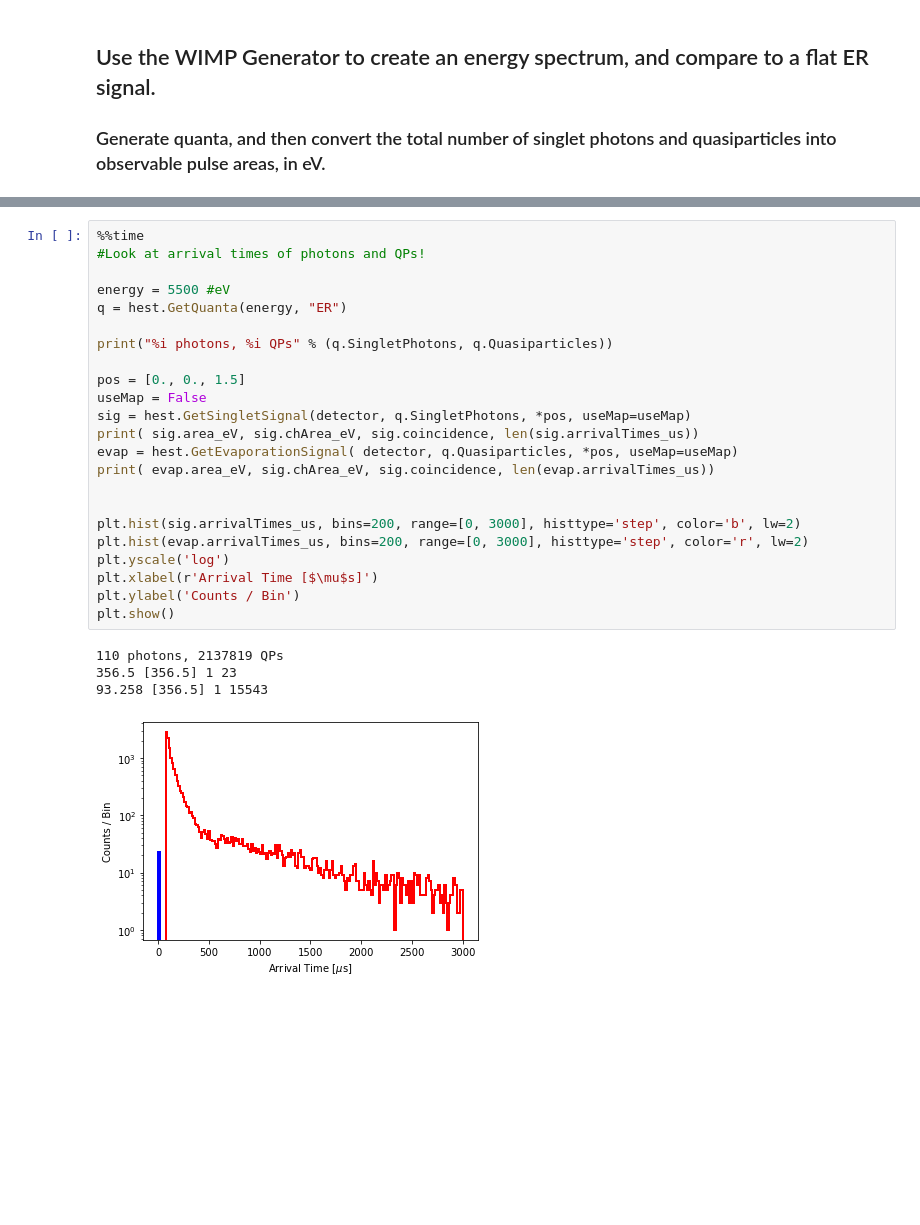
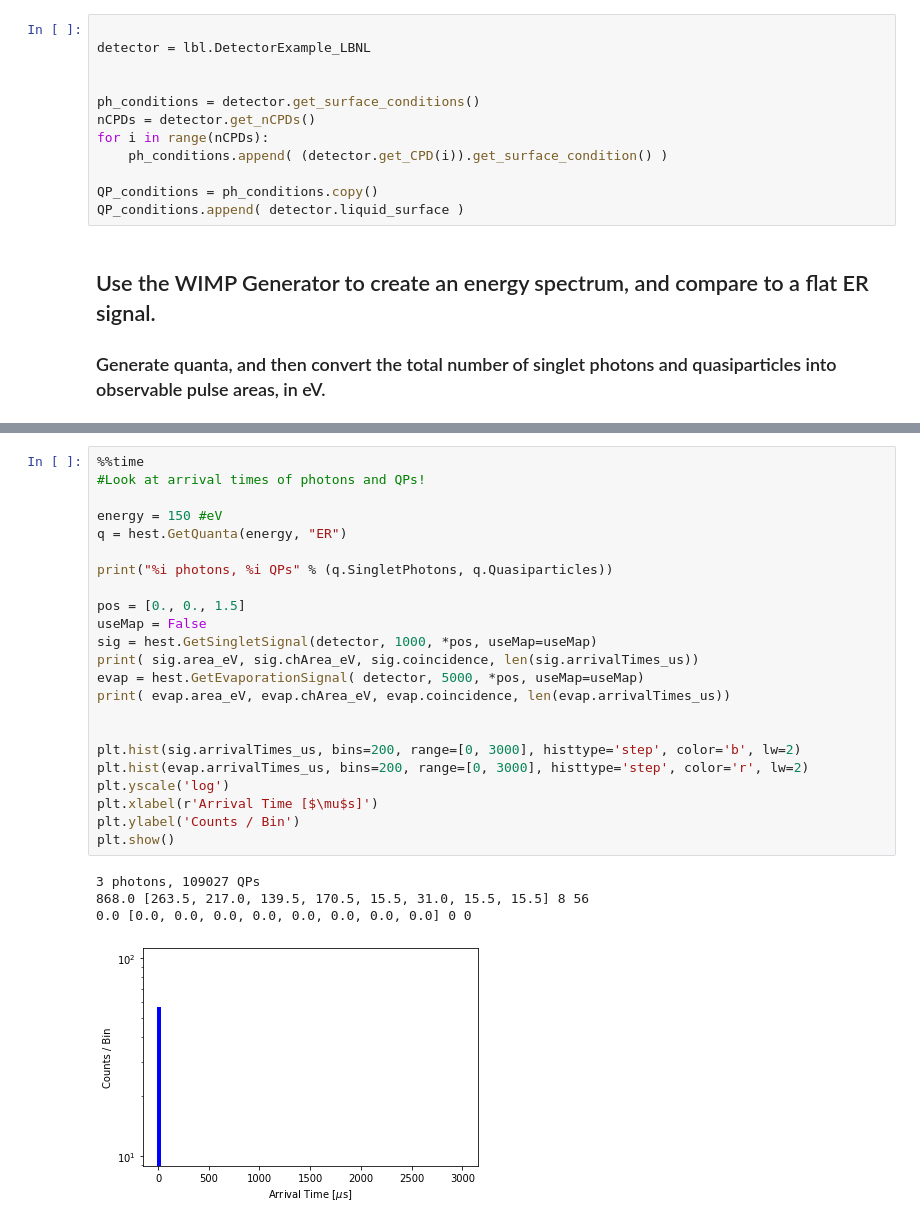
Before and after one commit to spice-herald/HeST, a Jupyter notebook: ExampleUsage.ipynb, the cells around one changed output, grey strips where cells are left out. Saved outputs shown, nothing was run; the diff lists cells and outputs as text; blank space fills up the shorter version.

```diff
--- a/ExampleUsage.ipynb
+++ b/ExampleUsage.ipynb
@@ -12,3 +11,15 @@ detector = examp.DetectorExample_Amherst
+# %%
+
+detector = lbl.DetectorExample_LBNL
+
+
+ph_conditions = detector.get_surface_conditions()
+nCPDs = detector.get_nCPDs()
+for i in range(nCPDs):
+    ph_conditions.append( (detector.get_CPD(i)).get_surface_condition() )
+
+QP_conditions = ph_conditions.copy()
+QP_conditions.append( detector.liquid_surface )
 # %% [markdown]
 ## Use the WIMP Generator to create an energy spectrum, and compare to a flat ER signal.
 ### Generate quanta, and then convert the total number of singlet photons and quasiparticles into observable pulse areas, in eV.
@@ -61,28 +72,28 @@ plt.show()
 # %%
 %%time
 #Look at arrival times of photons and QPs!
 
-energy = 5500 #eV
+energy = 150 #eV
 q = hest.GetQuanta(energy, "ER")
 
 print("%i photons, %i QPs" % (q.SingletPhotons, q.Quasiparticles))
 
 pos = [0., 0., 1.5]
 useMap = False
-sig = hest.GetSingletSignal(detector, q.SingletPhotons, *pos, useMap=useMap)
+sig = hest.GetSingletSignal(detector, 1000, *pos, useMap=useMap)
 print( sig.area_eV, sig.chArea_eV, sig.coincidence, len(sig.arrivalTimes_us))
-evap = hest.GetEvaporationSignal( detector, q.Quasiparticles, *pos, useMap=useMap)
-print( evap.area_eV, sig.chArea_eV, sig.coincidence, len(evap.arrivalTimes_us))
+evap = hest.GetEvaporationSignal( detector, 5000, *pos, useMap=useMap)
+print( evap.area_eV, evap.chArea_eV, evap.coincidence, len(evap.arrivalTimes_us))
 
 
 plt.hist(sig.arrivalTimes_us, bins=200, range=[0, 3000], histtype='step', color='b', lw=2)
 plt.hist(evap.arrivalTimes_us, bins=200, range=[0, 3000], histtype='step', color='r', lw=2)
 plt.yscale('log')
 plt.xlabel(r'Arrival Time [$\mu$s]')
 plt.ylabel('Counts / Bin')
 plt.show()
 # %% [output]
-110 photons, 2137819 QPs
-356.5 [356.5] 1 23
-93.258 [356.5] 1 15543
+3 photons, 109027 QPs
+868.0 [263.5, 217.0, 139.5, 170.5, 15.5, 31.0, 15.5, 15.5] 8 56
+0.0 [0.0, 0.0, 0.0, 0.0, 0.0, 0.0, 0.0, 0.0] 0 0
-[figure, old version]
+[figure, new version]
```
Also changed, not shown: parts of 6 cells of this notebook, 2 other files.
